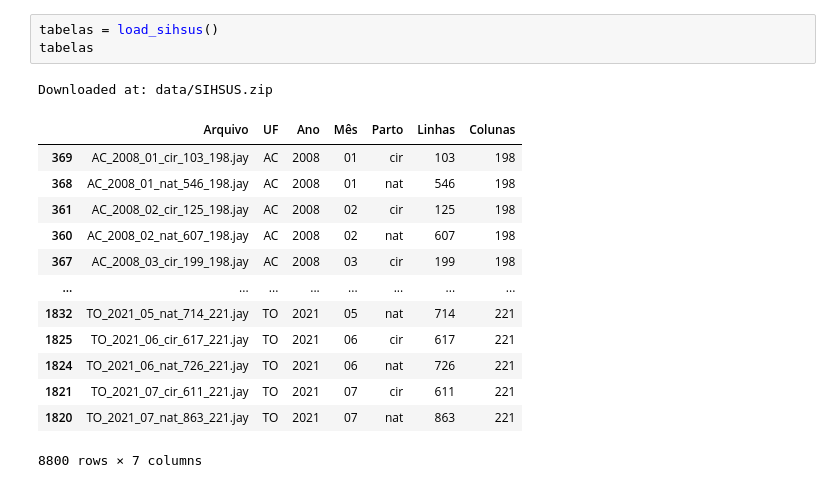
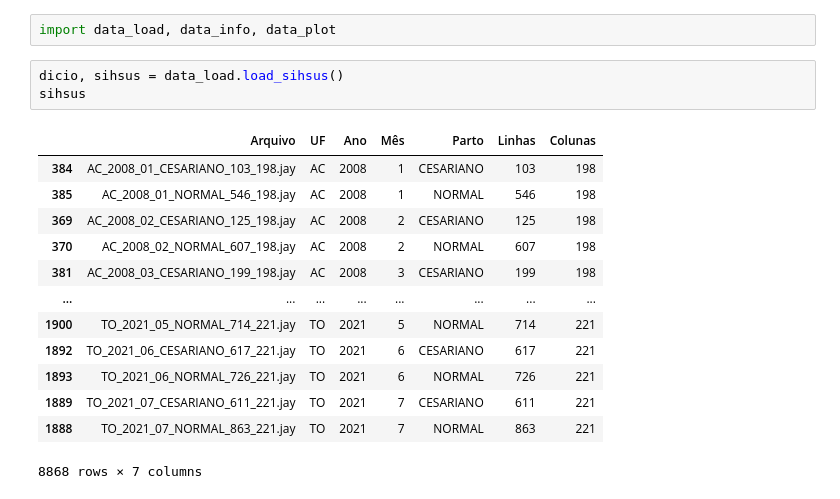
Before and after one commit to lucaslopes/gestantes, a Jupyter notebook: notebook.ipynb, the cells around one changed output. Drawn from its saved outputs; the diff is of its cells as text.

```diff
--- a/notebook.ipynb
+++ b/notebook.ipynb
@@ -10,18 +1,19 @@ from data_load import load_sihsus
-# %%
-tabelas = load_sihsus()
-tabelas
-# %% [output]
-Downloaded at: data/SIHSUS.zip
-|  | Arquivo | UF | Ano | Mês | Parto | Linhas | Colunas |
-| 369 | AC_2008_01_cir_103_198.jay | AC | 2008 | 01 | cir | 103 | 198 |
-| 368 | AC_2008_01_nat_546_198.jay | AC | 2008 | 01 | nat | 546 | 198 |
-| 361 | AC_2008_02_cir_125_198.jay | AC | 2008 | 02 | cir | 125 | 198 |
-| 360 | AC_2008_02_nat_607_198.jay | AC | 2008 | 02 | nat | 607 | 198 |
-| 367 | AC_2008_03_cir_199_198.jay | AC | 2008 | 03 | cir | 199 | 198 |
-| ... | ... | ... | ... | ... | ... | ... | ... |
-| 1832 | TO_2021_05_nat_714_221.jay | TO | 2021 | 05 | nat | 714 | 221 |
-| 1825 | TO_2021_06_cir_617_221.jay | TO | 2021 | 06 | cir | 617 | 221 |
-| 1824 | TO_2021_06_nat_726_221.jay | TO | 2021 | 06 | nat | 726 | 221 |
-| 1821 | TO_2021_07_cir_611_221.jay | TO | 2021 | 07 | cir | 611 | 221 |
-| 1820 | TO_2021_07_nat_863_221.jay | TO | 2021 | 07 | nat | 863 | 221 |
-8800 rows × 7 columns
+# %%
+import data_load, data_info, data_plot
+# %%
+dicio, sihsus = data_load.load_sihsus()
+sihsus
+# %% [output]
+|  | Arquivo | UF | Ano | Mês | Parto | Linhas | Colunas |
+| 384 | AC_2008_01_CESARIANO_103_198.jay | AC | 2008 | 1 | CESARIANO | 103 | 198 |
+| 385 | AC_2008_01_NORMAL_546_198.jay | AC | 2008 | 1 | NORMAL | 546 | 198 |
+| 369 | AC_2008_02_CESARIANO_125_198.jay | AC | 2008 | 2 | CESARIANO | 125 | 198 |
+| 370 | AC_2008_02_NORMAL_607_198.jay | AC | 2008 | 2 | NORMAL | 607 | 198 |
+| 381 | AC_2008_03_CESARIANO_199_198.jay | AC | 2008 | 3 | CESARIANO | 199 | 198 |
+| ... | ... | ... | ... | ... | ... | ... | ... |
+| 1900 | TO_2021_05_NORMAL_714_221.jay | TO | 2021 | 5 | NORMAL | 714 | 221 |
+| 1892 | TO_2021_06_CESARIANO_617_221.jay | TO | 2021 | 6 | CESARIANO | 617 | 221 |
+| 1893 | TO_2021_06_NORMAL_726_221.jay | TO | 2021 | 6 | NORMAL | 726 | 221 |
+| 1889 | TO_2021_07_CESARIANO_611_221.jay | TO | 2021 | 7 | CESARIANO | 611 | 221 |
+| 1888 | TO_2021_07_NORMAL_863_221.jay | TO | 2021 | 7 | NORMAL | 863 | 221 |
+8868 rows × 7 columns
```
Also changed, not shown: parts of 4 cells of this notebook, 5 other files.
